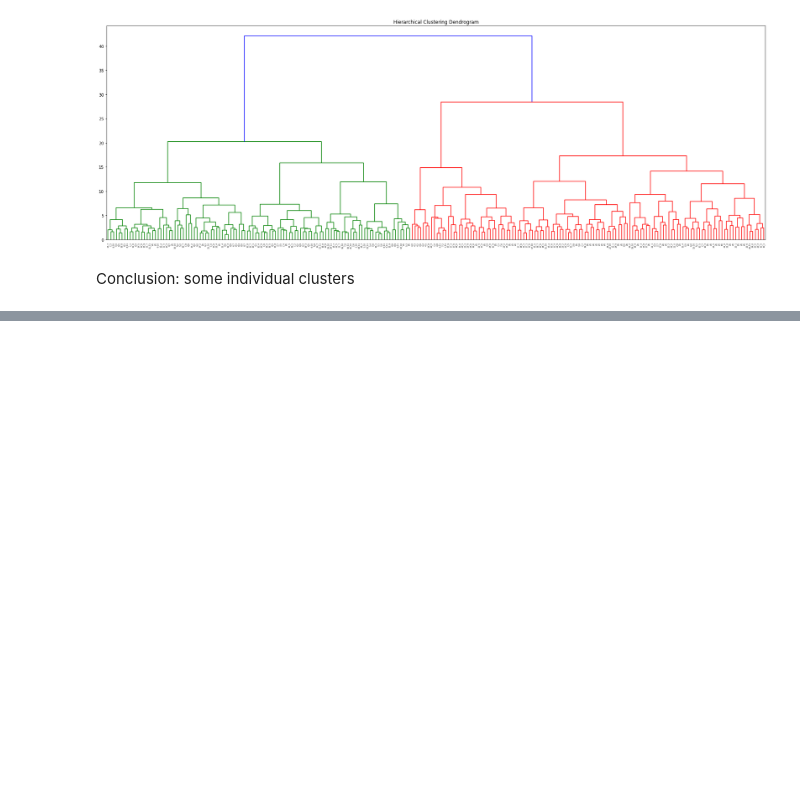
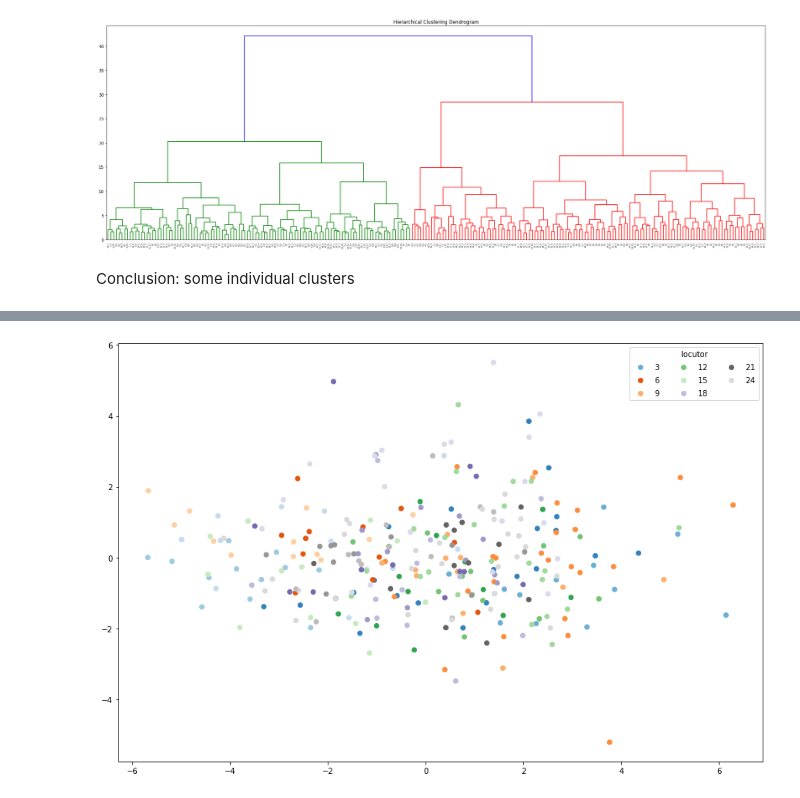
Before and after one commit to Neako/physsocial-summarydata, a Jupyter notebook: data_analysis/_ipynb/test_clustering.ipynb, the cells around one changed output, grey strips where cells are left out. Saved outputs shown, nothing was run; the diff lists cells and outputs as text; code cells hidden in the pictures; blank space fills up the shorter version.

```diff
--- a/data_analysis/_ipynb/test_clustering.ipynb
+++ b/data_analysis/_ipynb/test_clustering.ipynb
@@ -102,0 +130,8 @@ Conclusion: some individual clusters
+# %%
+X_Hss = pca.transform(X_Hs)
+fig, ax = plt.subplots(figsize = (15,10))
+scat = ax.scatter(X_Hss[:,0], X_Hss[:,1], c=y_H, cmap=plt.get_cmap('tab20c'))
+legend = ax.legend(*scat.legend_elements(), loc="best", title=labels, ncol=3)
+plt.show()
+# %% [output]
+[figure, added]
```
Also changed, not shown: parts of 18 cells of this notebook, 1 other file.
